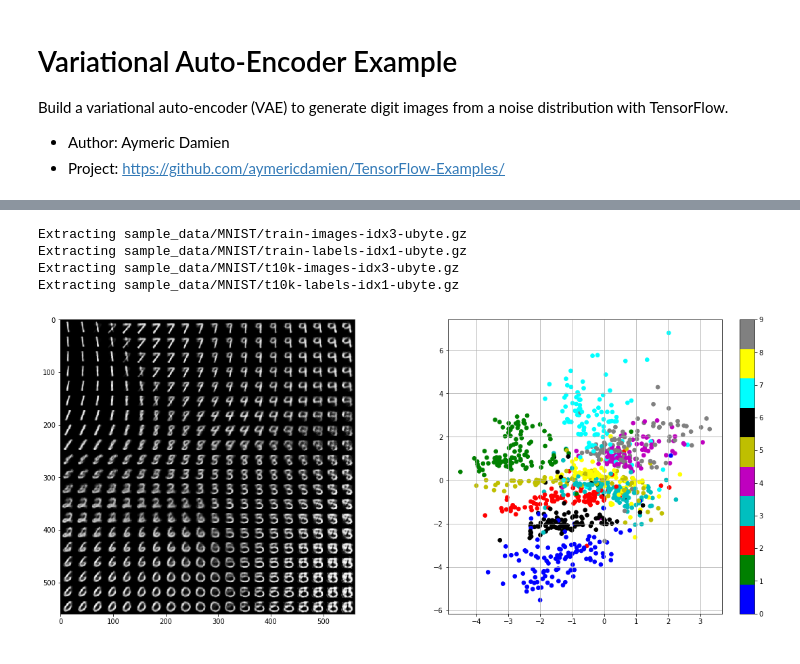
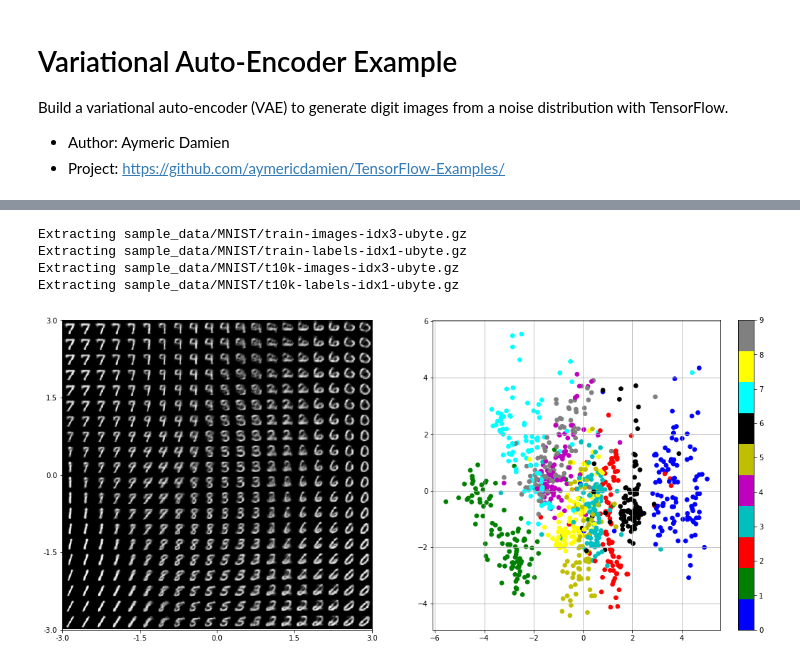
Before and after one commit to jswanglp/TensorFlow-Examples, a Jupyter notebook: notebooks/3_NeuralNetworks/variational_autoencoder.ipynb, the cells around one changed output, grey strips where cells are left out. Drawn from its saved outputs; the diff is of its cells as text; code cells hidden in the pictures.

```diff
--- a/notebooks/3_NeuralNetworks/variational_autoencoder.ipynb
+++ b/notebooks/3_NeuralNetworks/variational_autoencoder.ipynb
@@ -57,12 +44,12 @@ Please use alternatives such as official/mnist/dataset.py from tensorflow/models
 # %%
 # Parameters
-learning_rate = 1e-3 #@param {type: "number"}
+learning_rate = 1e-2 #@param {type: "number"}
 num_steps = 20000 #@param {type: "integer"}
 batch_size = 64 #@param {type: "integer"}
 
 # Network Parameters
 image_dim = 784 # MNIST images are 28x28 pixels
-hidden_dim = 512
+hidden_dim = 256
 latent_dim = 2
 
 #@markdown - **A custom initialization (see Xavier Glorot init)**
@@ -114,12 +97,12 @@ def vae_loss(x_reconstructed, x_true):
                          + (1 - x_true) * tf.log(1e-10 + 1 - x_reconstructed)
     encode_decode_loss = -tf.reduce_sum(encode_decode_loss, 1)
     # KL Divergence loss
-    kl_div_loss = 1 + z_std - tf.square(z_mean) - tf.exp(z_std)
+    kl_div_loss = 2 + z_std - tf.square(z_mean) - tf.exp(z_std)
     kl_div_loss = -0.5 * tf.reduce_sum(kl_div_loss, 1)
     return tf.reduce_mean(encode_decode_loss + kl_div_loss)
 
 loss_op = vae_loss(decoder, input_image)
-optimizer = tf.train.RMSPropOptimizer(learning_rate=learning_rate)
+optimizer = tf.train.AdamOptimizer(learning_rate=learning_rate)
 train_op = optimizer.minimize(loss_op)
 
 # Initialize the variables (i.e. assign their default value)
@@ -180,34 +159,37 @@ n = 20
 x_axis = np.linspace(-3, 3, n)
 y_axis = np.linspace(-3, 3, n)
 
 canvas = np.empty((28 * n, 28 * n))
 for i, yi in enumerate(x_axis):
     for j, xi in enumerate(y_axis):
         z_mu = np.array([[xi, yi]] * batch_size)
         x_mean = sess.run(decoder, feed_dict={noise_input: z_mu})
         canvas[(n - i - 1) * 28:(n - i) * 28, j * 28:(j + 1) * 28] = \
         x_mean[0].reshape(28, 28)
 
 mnist_n = input_data.read_data_sets("sample_data/MNIST", one_hot=False)
 imgs, labels = mnist_n.train.images[:1000], mnist_n.train.labels[:1000]
 
 img_f = sess.run(z, feed_dict={input_image: imgs})
 colors = ['b', 'g', 'r', 'c', 'm', 'y', 'k', 'cyan', 'yellow', 'gray']
 cmaps = mlp.colors.LinearSegmentedColormap.from_list('mylist',colors, 10)
 fig, AX = plt.subplots(nrows=1, ncols=2)
-fig.set_size_inches(w=20, h=8)
+fig.set_size_inches(w=19, h=8)
+fig.subplots_adjust(wspace=0.1)
 ax1, ax2 = AX[0], AX[-1]
 sc = ax2.scatter(img_f[:,0], img_f[:,1], s=32, c=labels, cmap=cmaps, alpha=1.)
 fig.colorbar(sc)
 ax2.grid()
 Xi, Yi = np.meshgrid(x_axis, y_axis)
 ax1.imshow(canvas, origin="upper", cmap="gray")
+ax1.set_xticks(np.linspace(0, 20, 5)*28), ax1.set_yticks(np.linspace(0, 20, 5)*28)
+ax1.set_xticklabels(np.linspace(-3, 3, 5)), ax1.set_yticklabels(np.linspace(3, -3, 5))
 plt.show()
 # %% [output]
 Extracting sample_data/MNIST/train-images-idx3-ubyte.gz
 Extracting sample_data/MNIST/train-labels-idx1-ubyte.gz
 Extracting sample_data/MNIST/t10k-images-idx3-ubyte.gz
 Extracting sample_data/MNIST/t10k-labels-idx1-ubyte.gz
-[figure, old version]
+[figure, new version]
 # %%
 sess.close()
```
Also changed, not shown: parts of 5 cells of this notebook.
